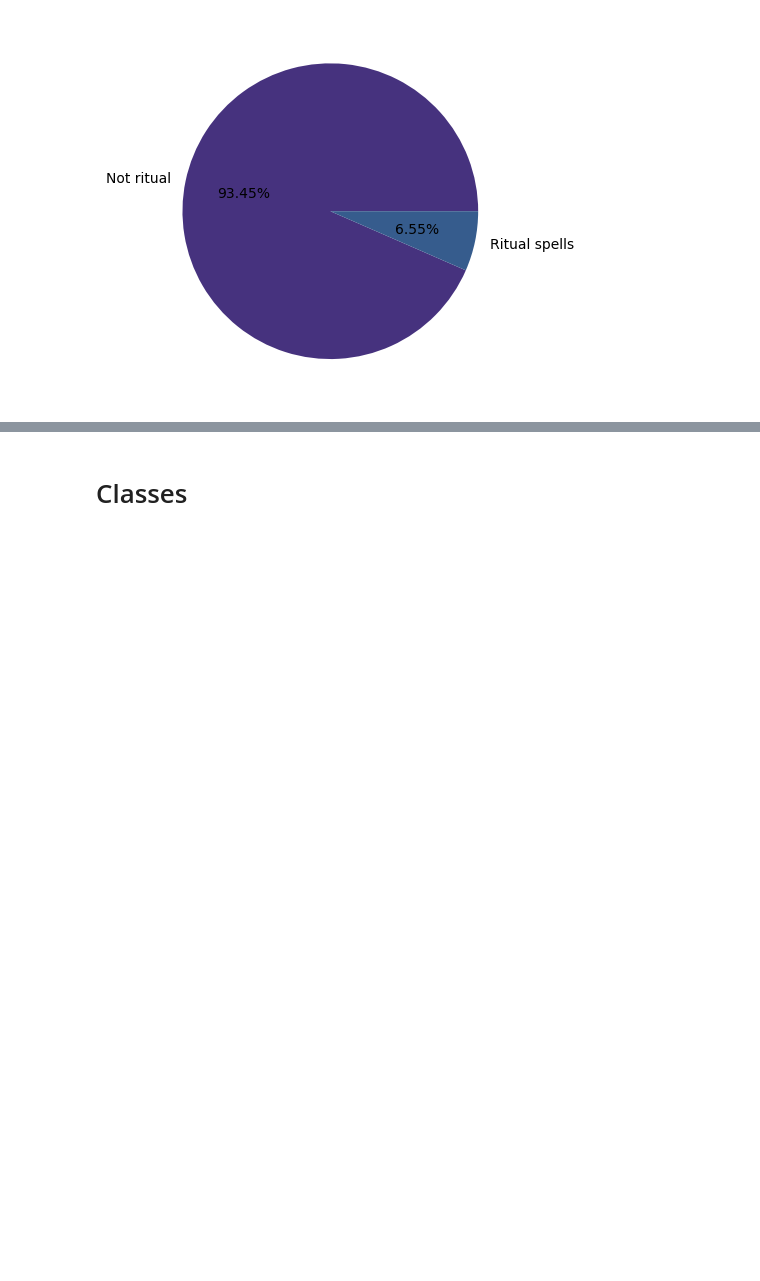
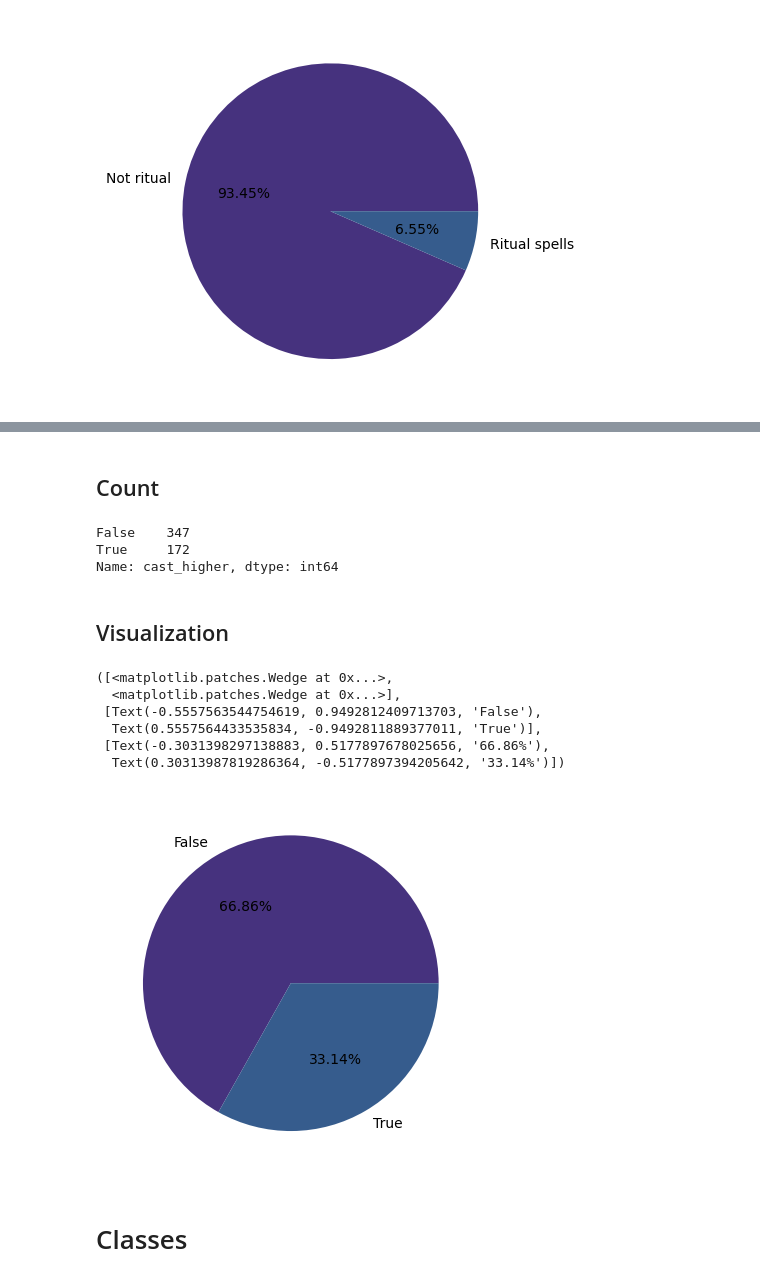
Before and after one commit to TheDataRogue/dnd-5e-spells, a Jupyter notebook: analysis/spells_analysis.ipynb, the cells around one changed output, grey strips where cells are left out. Drawn from its saved outputs; the diff is of its cells as text; code cells hidden in the pictures; blank space fills up the shorter version.

```diff
--- a/analysis/spells_analysis.ipynb
+++ b/analysis/spells_analysis.ipynb
@@ -1284,3 +1326,25 @@ plt.pie(ritual, labels=ritual_labels, colors=colors, autopct='%1.2f%%')
+# %% [markdown]
+## Count
+# %%
+cast_higher_count = spells['cast_higher'].value_counts()
+cast_higher_count
+# %% [output]
+False    347
+True     172
+Name: cast_higher, dtype: int64
+# %% [markdown]
+## Visualization
+# %%
+plt.pie(cast_higher_count, labels=cast_higher_count.index, colors=colors,
+        autopct='%1.2f%%')
+# %% [output]
+([<matplotlib.patches.Wedge at 0x...>,
+  <matplotlib.patches.Wedge at 0x...>],
+ [Text(-0.5557563544754619, 0.9492812409713703, 'False'),
+  Text(0.5557564433535834, -0.9492811889377011, 'True')],
+ [Text(-0.3031398297138883, 0.5177897678025656, '66.86%'),
+  Text(0.30313987819286364, -0.5177897394205642, '33.14%')])
+[figure, added]
 # %% [markdown]
 # Classes
 # %% [markdown]
```
Also changed, not shown: parts of 52 cells of this notebook, 1 other file.
